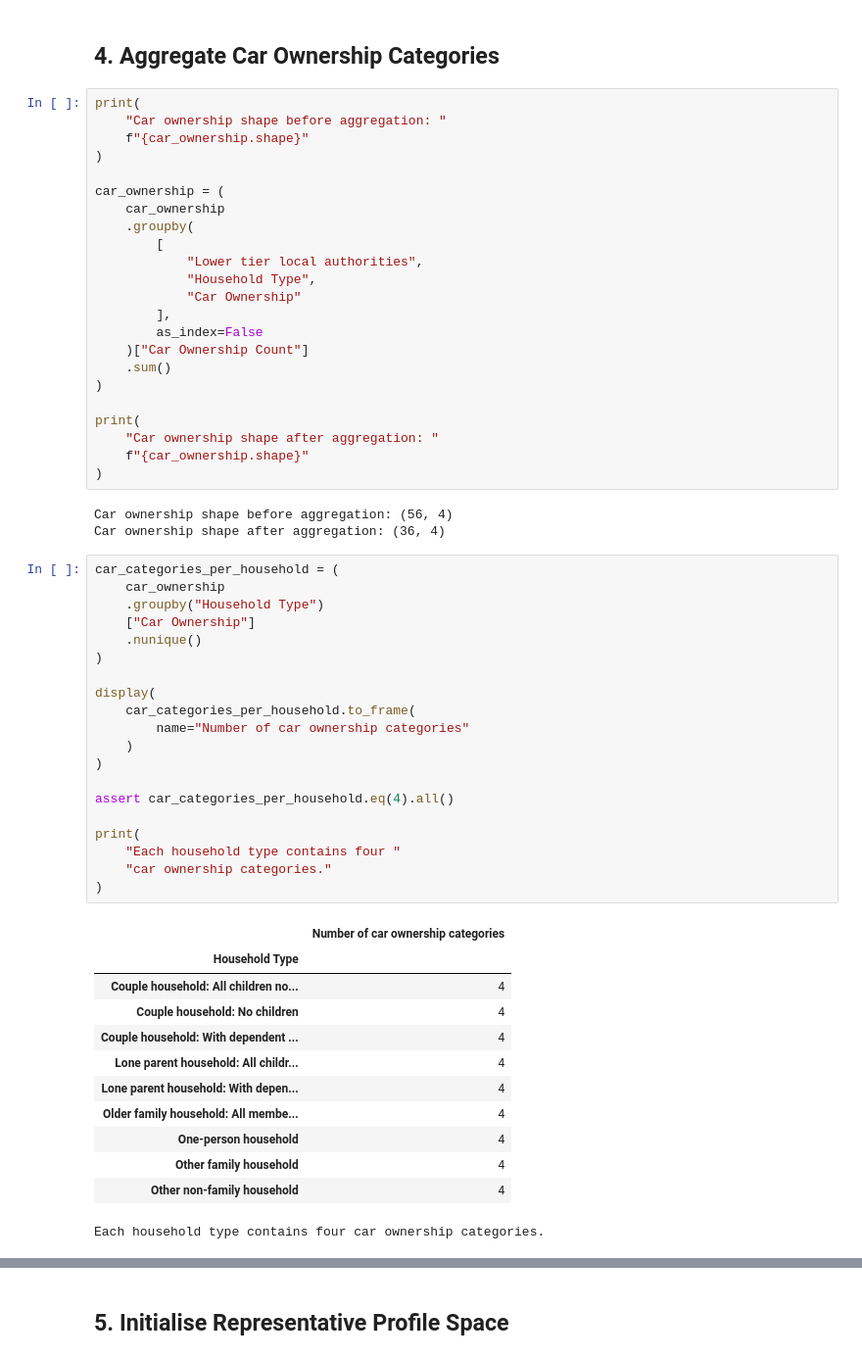
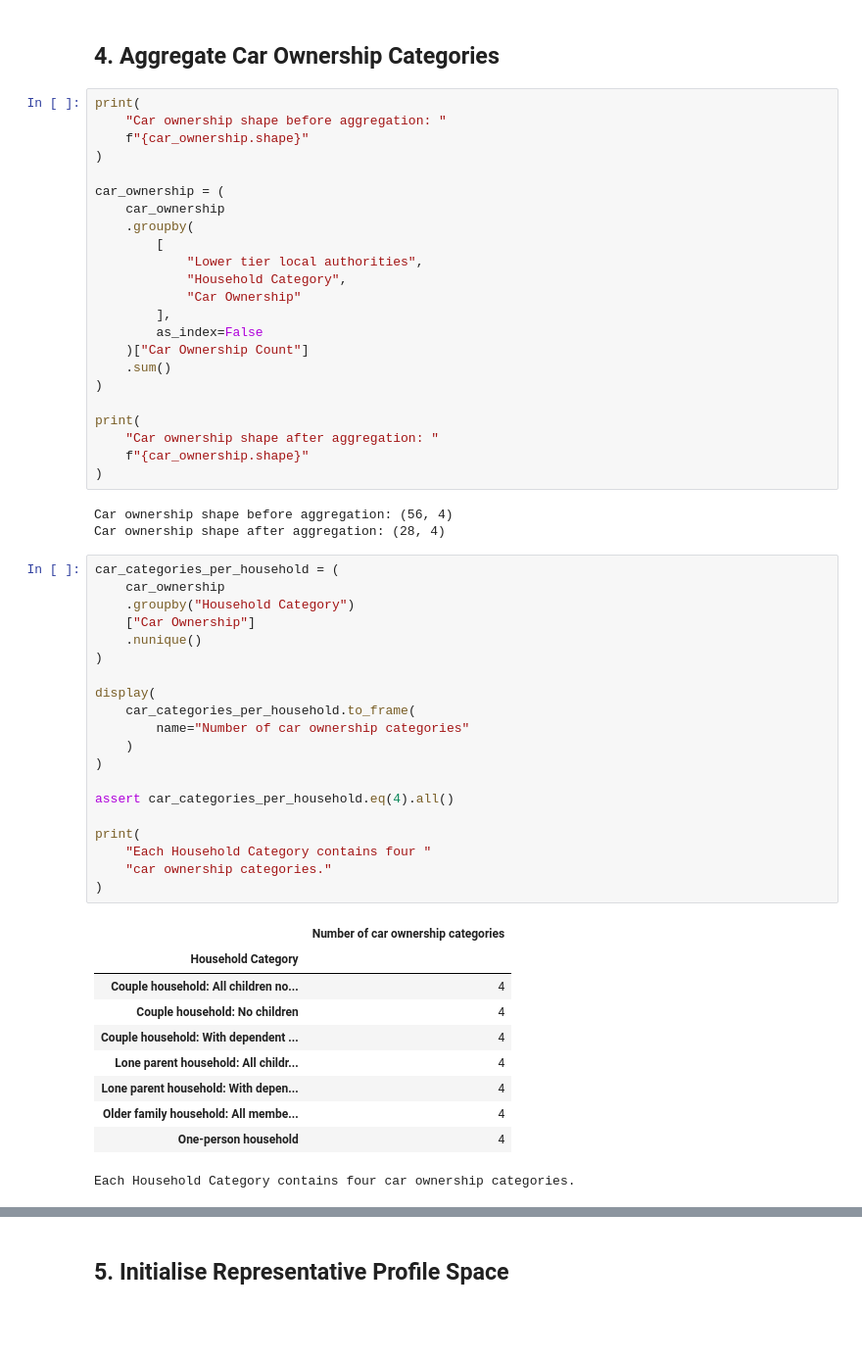
Before and after one commit to yuxinjiang1205/mobility-modelling-framework, a Jupyter notebook: notebooks/integration/demographic_profile_construction.ipynb, the cells around one changed output, grey strips where cells are left out. Shown at 98% size. Cells and saved outputs as stored; diff of their text form; blank space fills up the shorter version.

Commit message:
TODO: Fix Household related notebooks

```diff
--- a/notebooks/integration/demographic_profile_construction.ipynb
+++ b/notebooks/integration/demographic_profile_construction.ipynb
@@ -228,7 +228,7 @@ car_ownership = (
     .groupby(
         [
             "Lower tier local authorities",
-            "Household Type",
+            "Household Category",
             "Car Ownership"
         ],
         as_index=False
@@ -242,30 +242,30 @@ print(
 )
 # %% [output]
 Car ownership shape before aggregation: (56, 4)
-Car ownership shape after aggregation: (36, 4)
+Car ownership shape after aggregation: (28, 4)
 # %%
 car_categories_per_household = (
     car_ownership
-    .groupby("Household Type")
+    .groupby("Household Category")
     ["Car Ownership"]
     .nunique()
 )
 
 display(
     car_categories_per_household.to_frame(
         name="Number of car ownership categories"
     )
 )
 
 assert car_categories_per_household.eq(4).all()
 
 print(
-    "Each household type contains four "
+    "Each Household Category contains four "
     "car ownership categories."
 )
 # %% [output]
 |  | Number of car ownership categories |
-| Household Type |  |
+| Household Category |  |
 | Couple household: All children no... | 4 |
 | Couple household: No children | 4 |
 | Couple household: With dependent ... | 4 |
@@ -273,6 +273,4 @@ print(
 | Lone parent household: With depen... | 4 |
 | Older family household: All membe... | 4 |
 | One-person household | 4 |
-| Other family household | 4 |
-| Other non-family household | 4 |
-Each household type contains four car ownership categories.
+Each Household Category contains four car ownership categories.
```
Also changed, not shown: parts of 11 cells of this notebook, 21 other files.
